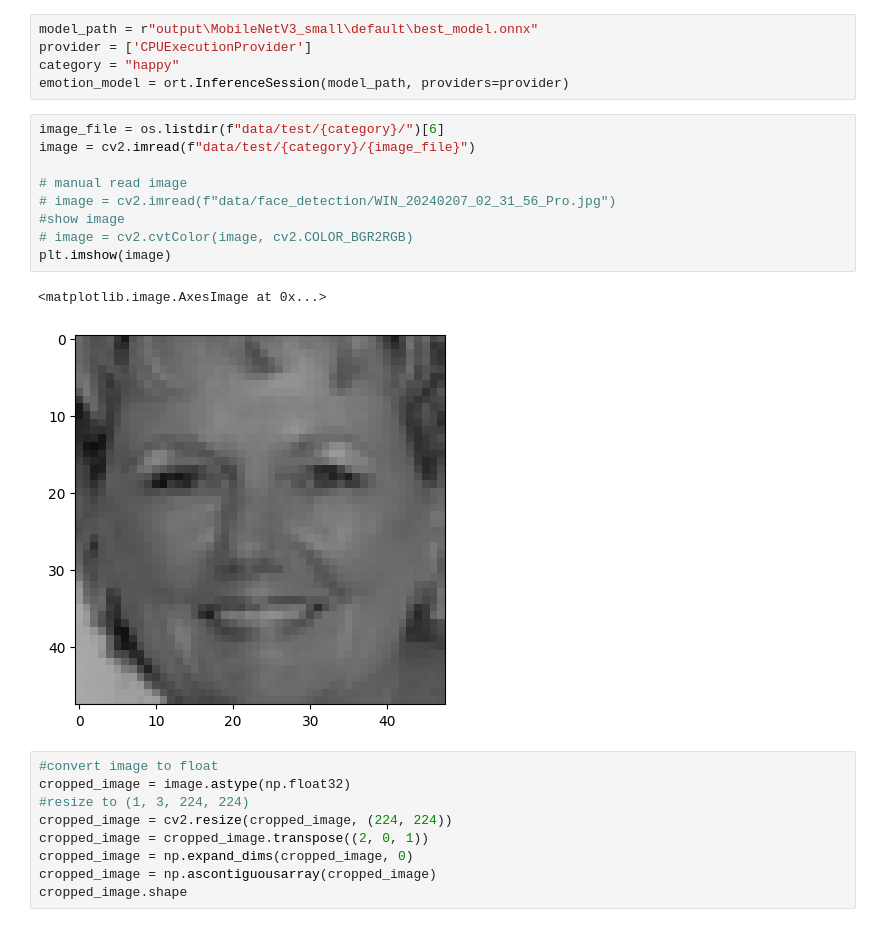
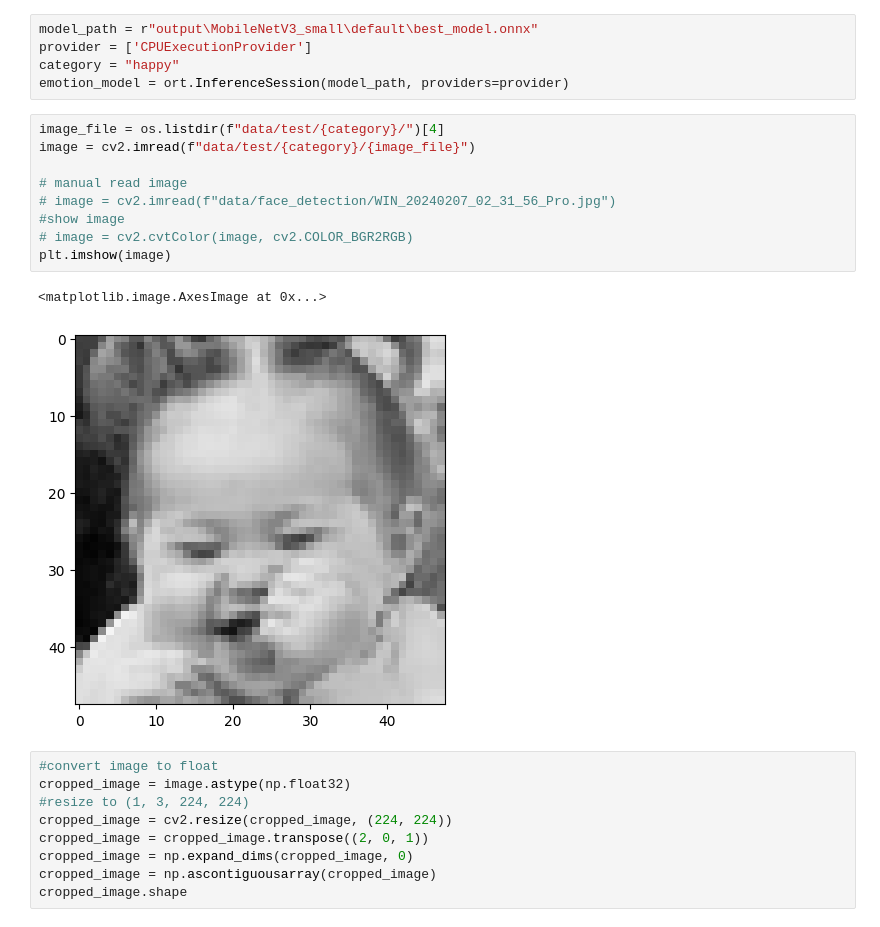
Before and after one commit to winson0404/emotion-detection, a Jupyter notebook: emotion_detection.ipynb, the cells around one changed output. Drawn from its saved outputs; the diff is of its cells as text.

```diff
--- a/emotion_detection.ipynb
+++ b/emotion_detection.ipynb
@@ -43,17 +43,17 @@ provider = ['CPUExecutionProvider']
 category = "happy"
 emotion_model = ort.InferenceSession(model_path, providers=provider)
 # %%
-image_file = os.listdir(f"data/test/{category}/")[6]
+image_file = os.listdir(f"data/test/{category}/")[4]
 image = cv2.imread(f"data/test/{category}/{image_file}")
 
 # manual read image
 # image = cv2.imread(f"data/face_detection/WIN_20240207_02_31_56_Pro.jpg")
 #show image
 # image = cv2.cvtColor(image, cv2.COLOR_BGR2RGB)
 plt.imshow(image)
 # %% [output]
 <matplotlib.image.AxesImage at 0x...>
-[figure, old version]
+[figure, new version]
 # %%
 #convert image to float
 cropped_image = image.astype(np.float32)
```
Also changed, not shown: parts of 2 cells of this notebook, 13 other files.
